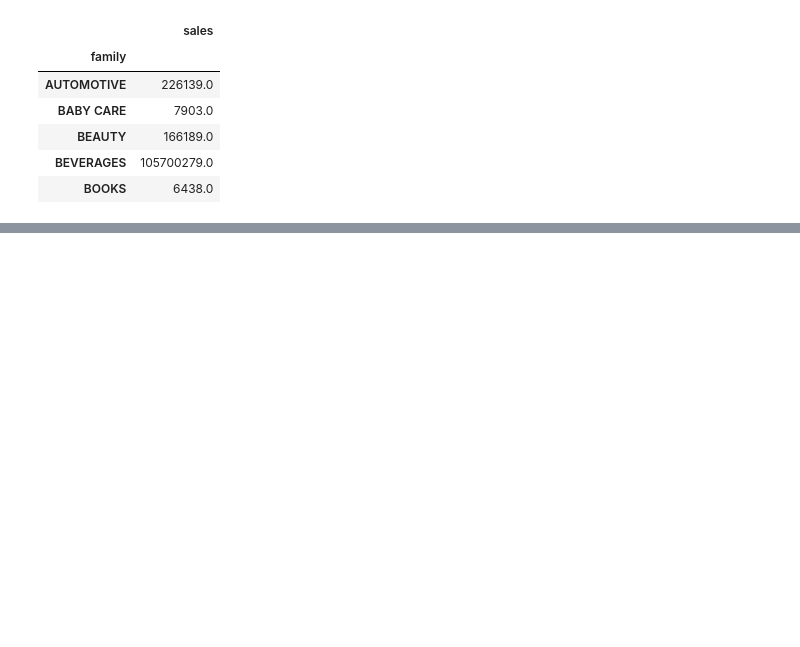
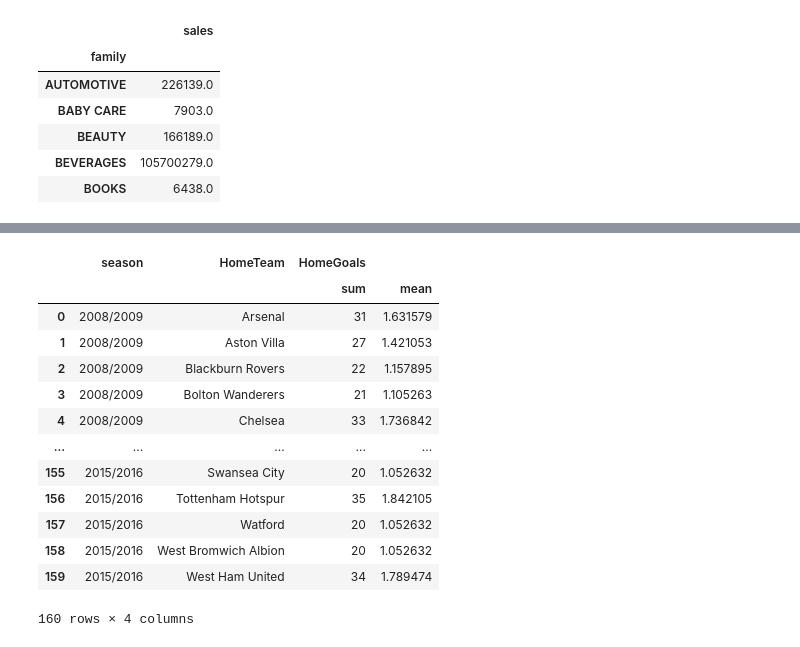
Before and after one commit to maciejsss/data-analysis-pandas, a Jupyter notebook: dataframes_reshaping.ipynb, the cells around one changed output, grey strips where cells are left out. Saved outputs shown, nothing was run; the diff lists cells and outputs as text; code cells hidden in the pictures; blank space fills up the shorter version.

Commit message:
multi index dataframes

```diff
--- a/dataframes_reshaping.ipynb
+++ b/dataframes_reshaping.ipynb
@@ -132,0 +181,6 @@ premier_league
+# %%
+agg_premier_league = (
+premier_league
+.groupby(['season','HomeTeam'])[['HomeGoals']]
+.agg({'HomeGoals':['sum','mean']})
+)
@@ -132,0 +282,17 @@ premier_league
+# %%
+agg_premier_league.reset_index()
+# %% [output]
+|  | season | HomeTeam | HomeGoals |  |
+|  |  |  | sum | mean |
+| 0 | 2008/2009 | Arsenal | 31 | 1.631579 |
+| 1 | 2008/2009 | Aston Villa | 27 | 1.421053 |
+| 2 | 2008/2009 | Blackburn Rovers | 22 | 1.157895 |
+| 3 | 2008/2009 | Bolton Wanderers | 21 | 1.105263 |
+| 4 | 2008/2009 | Chelsea | 33 | 1.736842 |
+| ... | ... | ... | ... | ... |
+| 155 | 2015/2016 | Swansea City | 20 | 1.052632 |
+| 156 | 2015/2016 | Tottenham Hotspur | 35 | 1.842105 |
+| 157 | 2015/2016 | Watford | 20 | 1.052632 |
+| 158 | 2015/2016 | West Bromwich Albion | 20 | 1.052632 |
+| 159 | 2015/2016 | West Ham United | 34 | 1.789474 |
+160 rows × 4 columns
```
Also changed, not shown: parts of 17 cells of this notebook, 1 other file.
